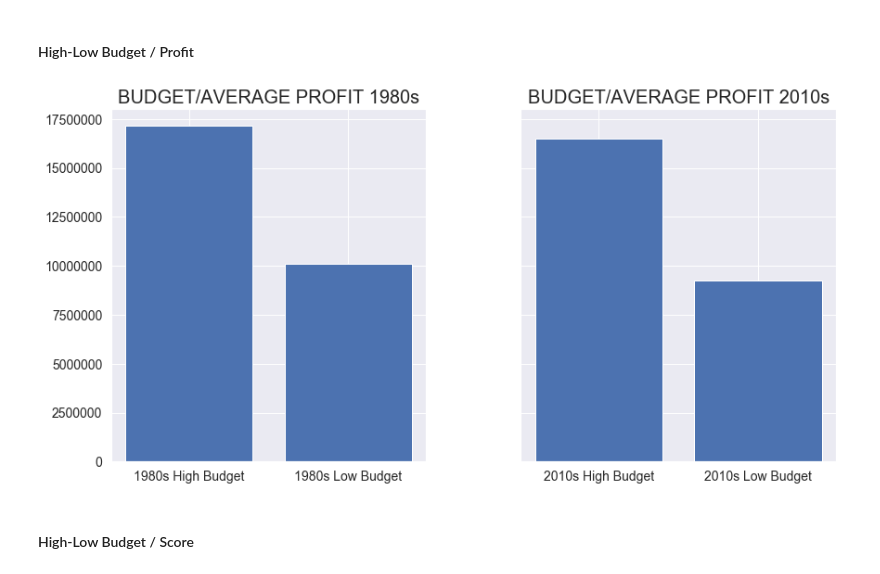
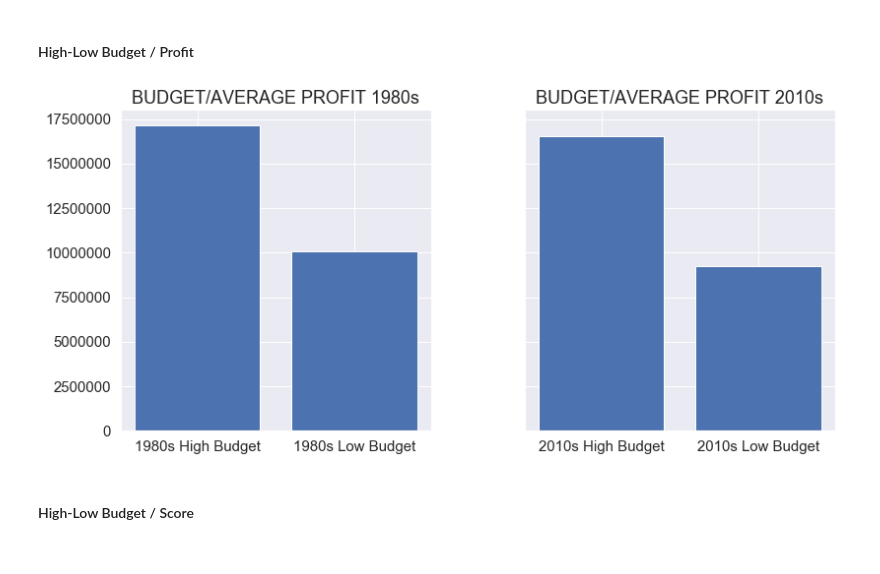
Before and after one commit to adrientalbot/your-own-project, a Jupyter notebook: data/Movies analysis.ipynb, the cells around one changed output. Cells and saved outputs as stored; diff of their text form; code cells hidden in the pictures.

```diff
--- a/data/Movies analysis.ipynb
+++ b/data/Movies analysis.ipynb
@@ -13,17 +15,17 @@ sns.set()
 # %% [markdown]
 # Formatting
 # %%
-SMALL_SIZE = 10
-MEDIUM_SIZE = 14
-BIGGER_SIZE = 20
+#SMALL_SIZE = 10
+#MEDIUM_SIZE = 14
+#BIGGER_SIZE = 20
 
-plt.rc('font', size=MEDIUM_SIZE)
-plt.rc('axes', titlesize=BIGGER_SIZE)
-plt.rc('axes', labelsize=BIGGER_SIZE)
-plt.rc('xtick', labelsize=MEDIUM_SIZE)
-plt.rc('ytick', labelsize=MEDIUM_SIZE)
-plt.rc('legend', fontsize=MEDIUM_SIZE)
-plt.rc('figure', titlesize=BIGGER_SIZE)
+#plt.rc('font', size=MEDIUM_SIZE)
+#plt.rc('axes', titlesize=BIGGER_SIZE)
+#plt.rc('axes', labelsize=BIGGER_SIZE)
+#plt.rc('xtick', labelsize=MEDIUM_SIZE)
+#plt.rc('ytick', labelsize=MEDIUM_SIZE)
+#plt.rc('legend', fontsize=MEDIUM_SIZE)
+#plt.rc('figure', titlesize=BIGGER_SIZE)
 # %%
 #LEFT TO DO:
 
@@ -357,16 +401,21 @@ ax_2010s_return.ticklabel_format(style='plain', axis='y')
 # %%
 budget_profit_1980s_mean = movies_1980s.groupby('High/Low budget?')['profit'].mean()
 budget_profit_2010s_mean = movies_2010s.groupby('High/Low budget?')['profit'].mean()
 
-fig, (ax1,ax2) =plt.subplots(1,2, sharey = True, figsize = (14,7))
+fig, (ax1,ax2) =plt.subplots(1,2, sharey = True, figsize = (13,6))
 fig.subplots_adjust(wspace = 0.3)
 ax1.bar(['1980s High Budget', '1980s Low Budget'], budget_profit_1980s_mean)
 ax2.bar(['2010s High Budget', '2010s Low Budget'], budget_profit_2010s_mean)
-ax1.set_title('BUDGET/AVERAGE PROFIT 1980s')
-ax2.set_title('BUDGET/AVERAGE PROFIT 2010s')
+ax1.set_title('BUDGET/AVERAGE PROFIT 1980s', size = 18)
+ax2.set_title('BUDGET/AVERAGE PROFIT 2010s', size = 18)
 ax1.ticklabel_format(style='plain', axis='y')
+
+ax1.tick_params(axis='y', labelsize=15)
+ax1.tick_params(axis='x', labelsize=15)
+ax2.tick_params(axis='y', labelsize=15)
+ax2.tick_params(axis='x', labelsize=15)
 # %% [output]
-[figure, old version]
+[figure, new version]
 # %% [markdown]
 #### High-Low Budget / Score
 # %%
```
Also changed, not shown: parts of 19 cells of this notebook.
